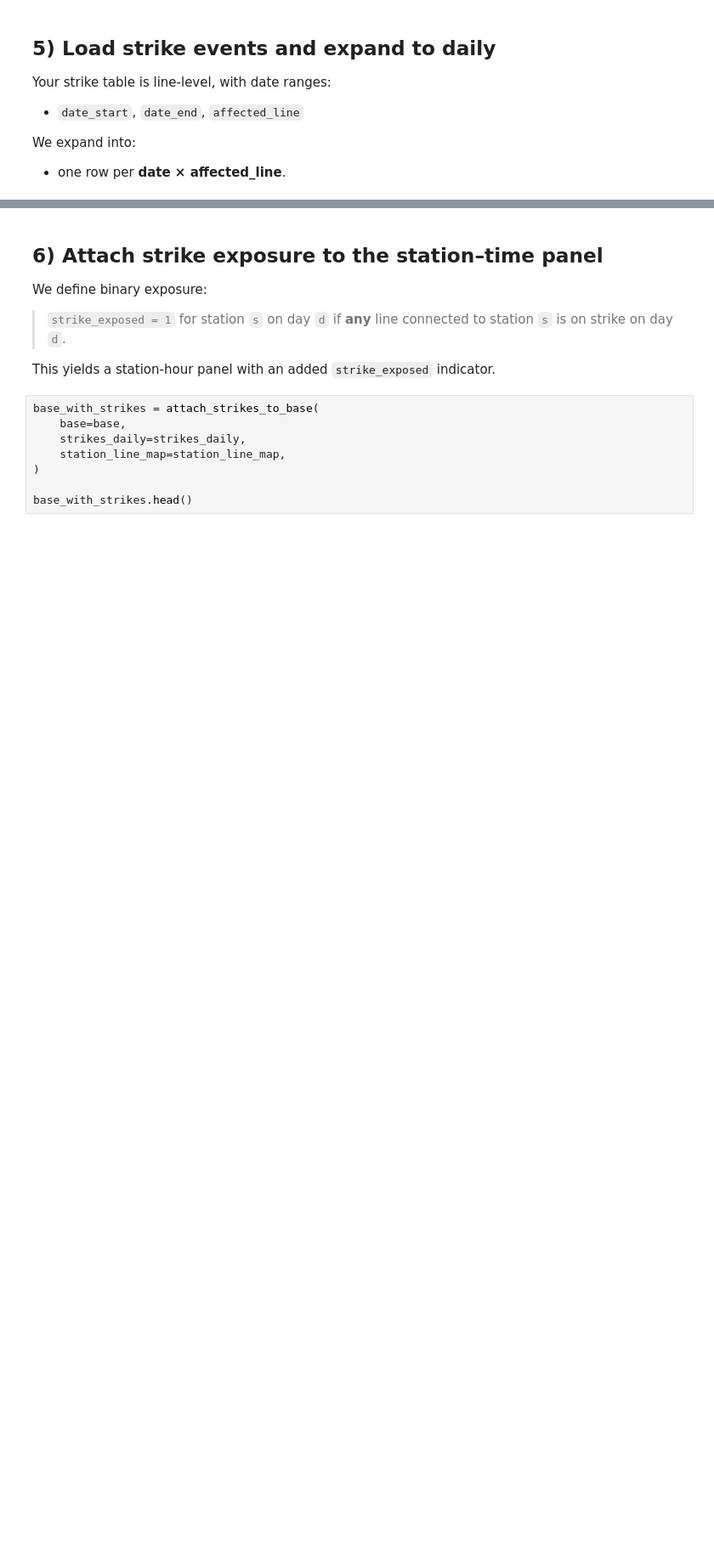
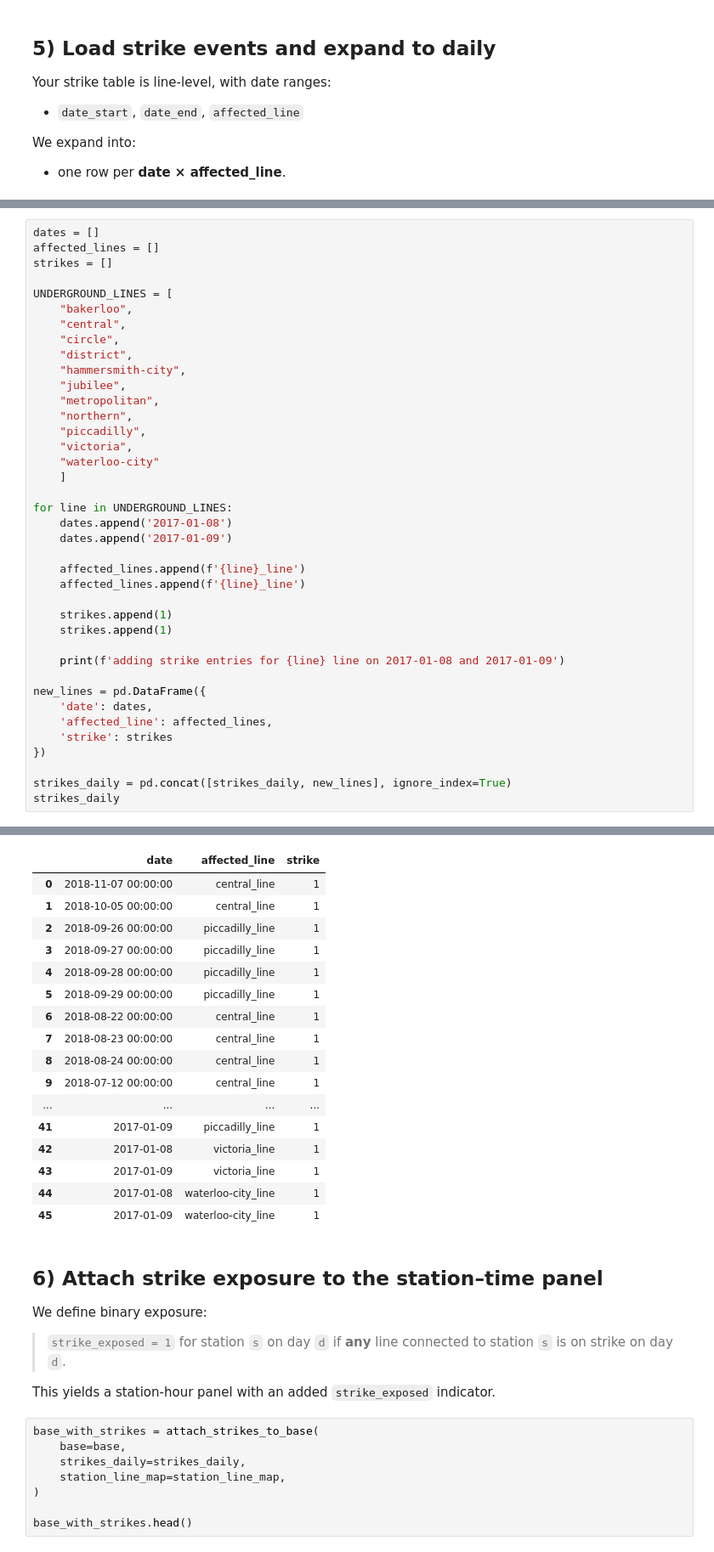
Before and after one commit to stucsk99/tfl_bike_casual, a Jupyter notebook: agg_refactored.ipynb, the cells around one changed output, grey strips where cells are left out. Shown at 85% size. Drawn from its saved outputs; the diff is of its cells as text; blank space fills up the shorter version.

```diff
--- a/agg_refactored.ipynb
+++ b/agg_refactored.ipynb
@@ -141,0 +345,40 @@ strikes_daily.head()
+# %%
+dates = []
+affected_lines = []
+strikes = []
+
+UNDERGROUND_LINES = [
+    "bakerloo",
+    "central",
+    "circle",
+    "district",
+    "hammersmith-city",
+    "jubilee",
+    "metropolitan",
+    "northern",
+    "piccadilly",
+    "victoria",
+    "waterloo-city"
+    ]
+
+for line in UNDERGROUND_LINES:
+    dates.append('2017-01-08')
+    dates.append('2017-01-09')
+
+    affected_lines.append(f'{line}_line')
+    affected_lines.append(f'{line}_line')
+
+    strikes.append(1)
+    strikes.append(1)
+
+    print(f'adding strike entries for {line} line on 2017-01-08 and 2017-01-09')
+
+new_lines = pd.DataFrame({
+    'date': dates,
+    'affected_line': affected_lines,
+    'strike': strikes
+})
+
+strikes_daily = pd.concat([strikes_daily, new_lines], ignore_index=True)
+strikes_daily
+# %% [output]
@@ -142,3 +396,20 @@ strikes_daily.head()
+|  | date | affected_line | strike |
+| 0 | 2018-11-07 00:00:00 | central_line | 1 |
+| 1 | 2018-10-05 00:00:00 | central_line | 1 |
+| 2 | 2018-09-26 00:00:00 | piccadilly_line | 1 |
+| 3 | 2018-09-27 00:00:00 | piccadilly_line | 1 |
+| 4 | 2018-09-28 00:00:00 | piccadilly_line | 1 |
+| 5 | 2018-09-29 00:00:00 | piccadilly_line | 1 |
+| 6 | 2018-08-22 00:00:00 | central_line | 1 |
+| 7 | 2018-08-23 00:00:00 | central_line | 1 |
+| 8 | 2018-08-24 00:00:00 | central_line | 1 |
+| 9 | 2018-07-12 00:00:00 | central_line | 1 |
+| ... | ... | ... | ... |
+| 41 | 2017-01-09 | piccadilly_line | 1 |
+| 42 | 2017-01-08 | victoria_line | 1 |
+| 43 | 2017-01-09 | victoria_line | 1 |
+| 44 | 2017-01-08 | waterloo-city_line | 1 |
+| 45 | 2017-01-09 | waterloo-city_line | 1 |
 # %% [markdown]
 ## 6) Attach strike exposure to the station–time panel
 
```
Also changed, not shown: parts of 18 cells of this notebook, 4 other files.
